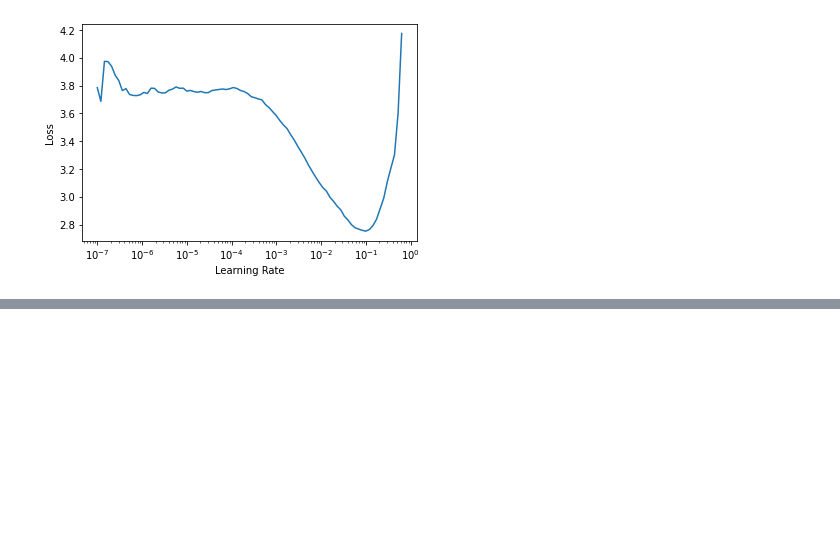
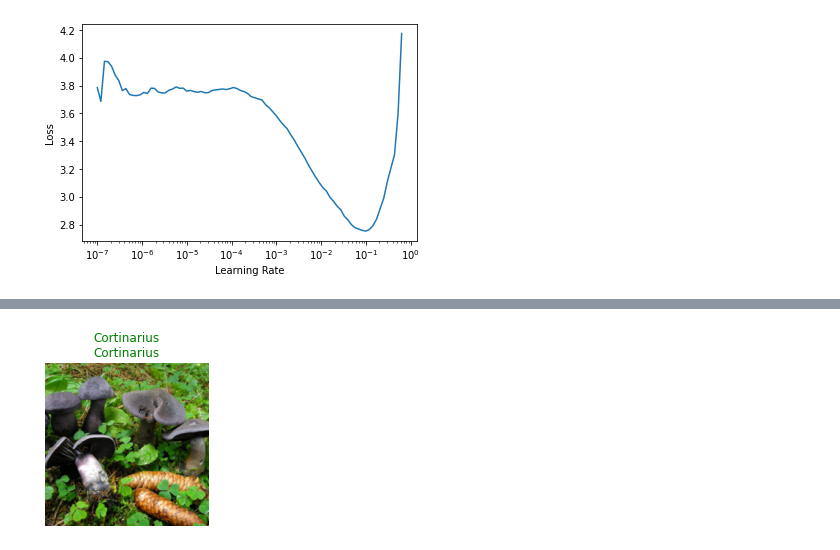
Before and after one commit to SyroQT/TC-255, a Jupyter notebook: 415.ipynb, the cells around one changed output, grey strips where cells are left out. Drawn from its saved outputs; the diff is of its cells as text; code cells hidden in the pictures; blank space fills up the shorter version.

```diff
--- a/415.ipynb
+++ b/415.ipynb
@@ -212,0 +205,4 @@ learn.show_results(1)
+# %%
+%time
+learn.show_results(max_n=1)
+# %% [output]
@@ -213,3 +212,4 @@ learn.show_results(1)
+[figure, added]
 # %%
 interp = ClassificationInterpretation.from_learner(learn)
 interp.plot_confusion_matrix()
```
Also changed, not shown: parts of 7 cells of this notebook.
